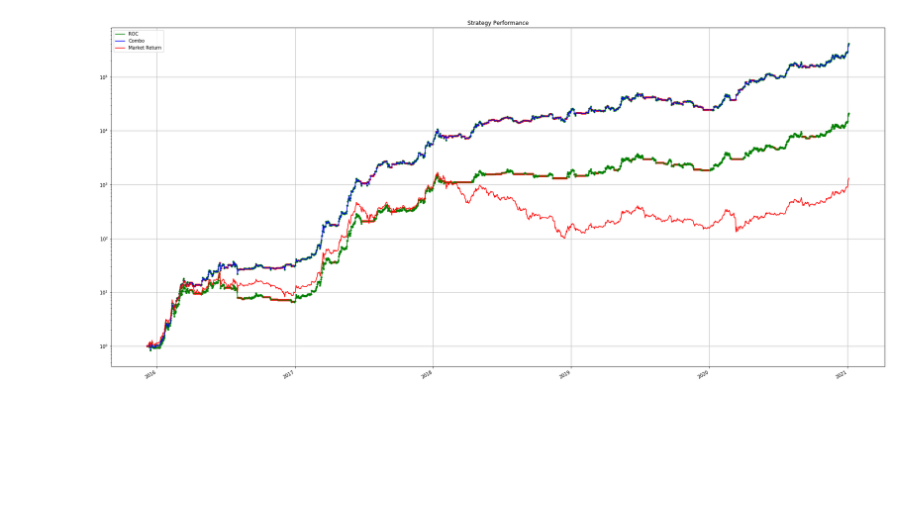
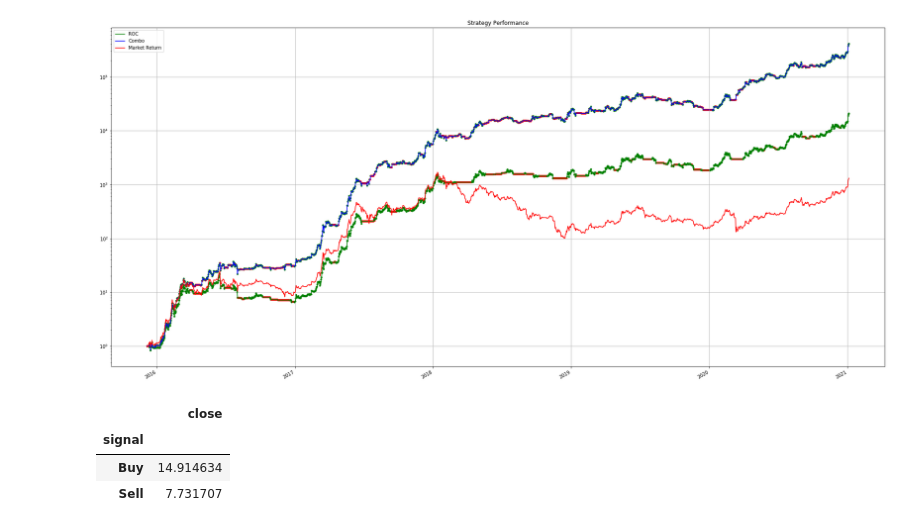
Before and after one commit to czen88/qtrader, a Jupyter notebook: CompareModels.ipynb, the cells around one changed output. Cells and saved outputs as stored; diff of their text form; code cells hidden in the pictures; blank space fills up the shorter version.

```diff
--- a/CompareModels.ipynb
+++ b/CompareModels.ipynb
@@ -165,5 +165,16 @@ plt.show()
 # %%
 # TODO:
 # + Calculate avg duration for buy signal
 # + Calculate avg duration for buy signal if we ignore first sell signal
 # + Check what happens if we ignore first sell signal (both ROC and Combo)
+
+ds = r.tail(1857).copy()
+# ds = e.tail(1857).copy()
+ds['trade_id'] = np.where(ds.signal != ds.signal.shift(1), ds.index, np.NaN)
+ds = ds.fillna(method='ffill')
+ds.groupby(['signal','trade_id']).count().reset_index().groupby('signal')[['close']].mean()
+# %% [output]
+|  | close |
+| signal |  |
+| Buy | 14.914634 |
+| Sell | 7.731707 |
```
Also changed, not shown: 1 other file.
